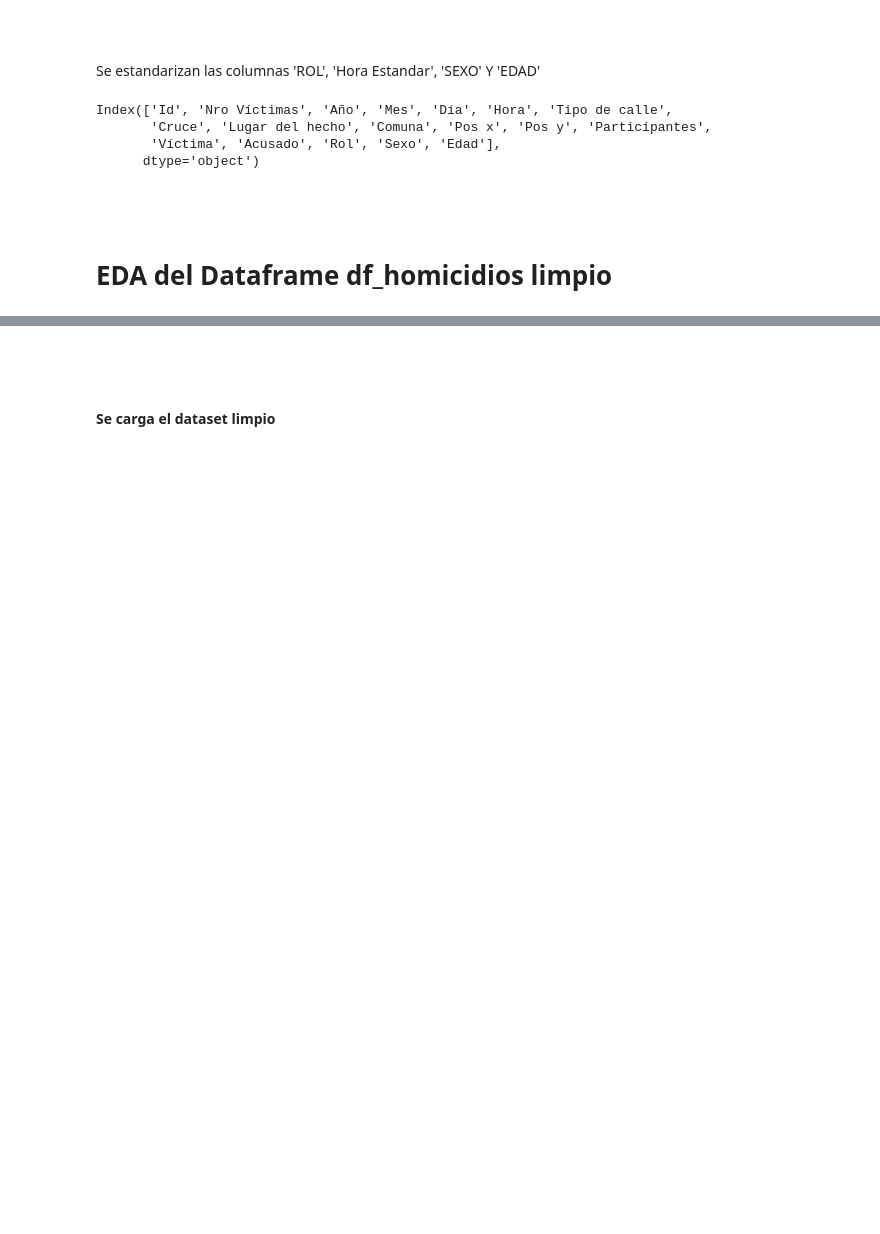
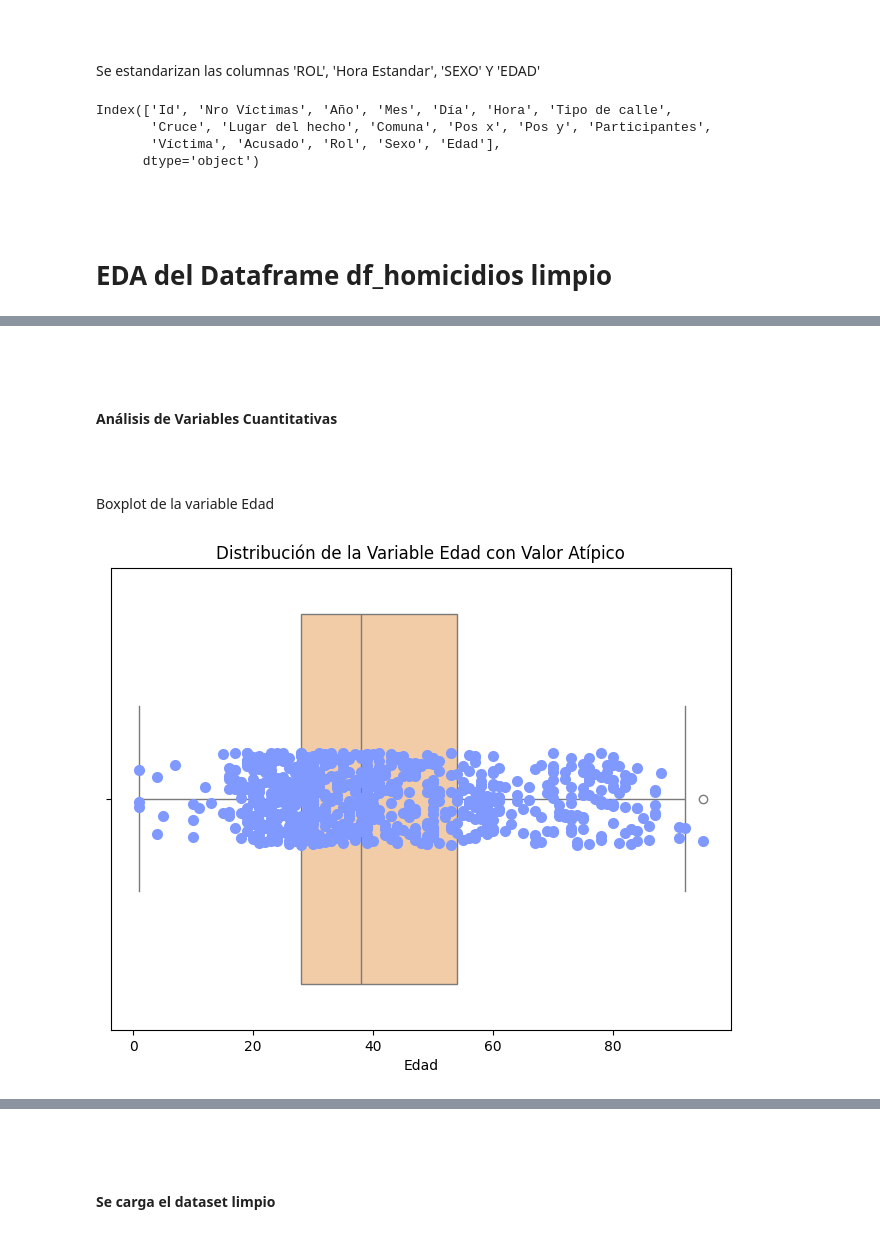
Before and after one commit to SebitaElGordito/PI_02_siniestros_viales, a Jupyter notebook: ETL y EDA.ipynb, the cells around one changed output, grey strips where cells are left out. Drawn from its saved outputs; the diff is of its cells as text; code cells hidden in the pictures; blank space fills up the shorter version.

```diff
--- a/ETL y EDA.ipynb
+++ b/ETL y EDA.ipynb
@@ -394,10 +395,7 @@ Del dataset Víctimas, se adicionan los datos relativos a Rol, Sexo, Edad y Fech
 # Se realiza un merge para combinar al dataframe homicidios solo las columnas nuevas del dataset de la pestaña víctimas
 df_homicidios = df_homicidios_hechos.merge(
     df_homicidios_victimas[['ID_hecho', 'ROL', 'SEXO', 'EDAD', 'FECHA_FALLECIMIENTO']],
-    left_on='Id',
-    right_on='ID_hecho',
-    how='left'
-)
+    left_on='Id', right_on='ID_hecho', how='left')
 
 # Se elimina la columna duplicada 'ID_hecho' a partir de la cual se realizó el merge con 'Id'
 df_homicidios.drop(columns='ID_hecho', inplace=True)
@@ -490,3 +493,9 @@ df_homicidios['EDAD'] = df_homicidios.apply(lambda row: promedio_por_sexo[row['S
+# %%
+# Calcular la moda de la columna "Comuna"
+moda_comuna = df_homicidios['Comuna'].mode()[0]
+
+# Reemplazar los valores 0 por la moda de la columna "Comuna"
+df_homicidios['Comuna'] = df_homicidios['Comuna'].replace(0, moda_comuna)
 # %% [markdown]
 <br>
 <br>
@@ -601,0 +628,23 @@ Index(['Id', 'Nro Víctimas', 'Año', 'Mes', 'Día', 'Hora', 'Tipo de calle',
+# %% [markdown]
+<br>
+<br>
+
+#### Análisis de Variables Cuantitativas
+# %% [markdown]
+<br>
+<br>
+
+Boxplot de la variable Edad
+# %%
+# Establecer la paleta de colores
+light_orange = (1.0, 0.8, 0.6)  # Valores RGB para un color naranja apagado y pastel
+light_blue = (0.5, 0.6, 1.0)  # Valores RGB para un color celeste pastel
+
+plt.figure(figsize=(8, 6))
+sns.boxplot(x=df_homicidios['Edad'], color=light_orange)
+sns.stripplot(x=df_homicidios['Edad'], color=light_blue, marker='o', size=8)
+plt.xlabel('Edad')
+plt.title('Distribución de la Variable Edad con Valor Atípico')
+plt.show()
+# %% [output]
+[figure, added]
```
Also changed, not shown: parts of 13 cells of this notebook, 2 other files.
